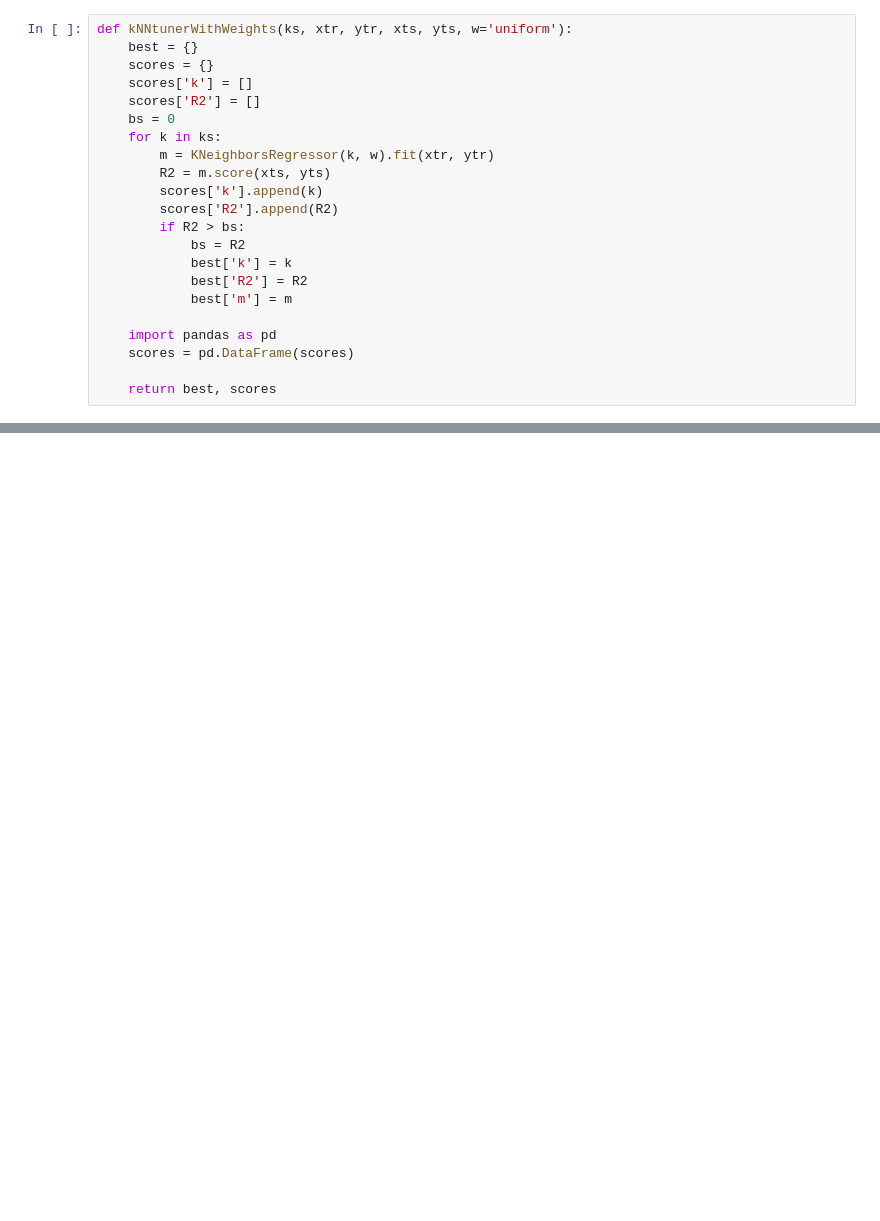
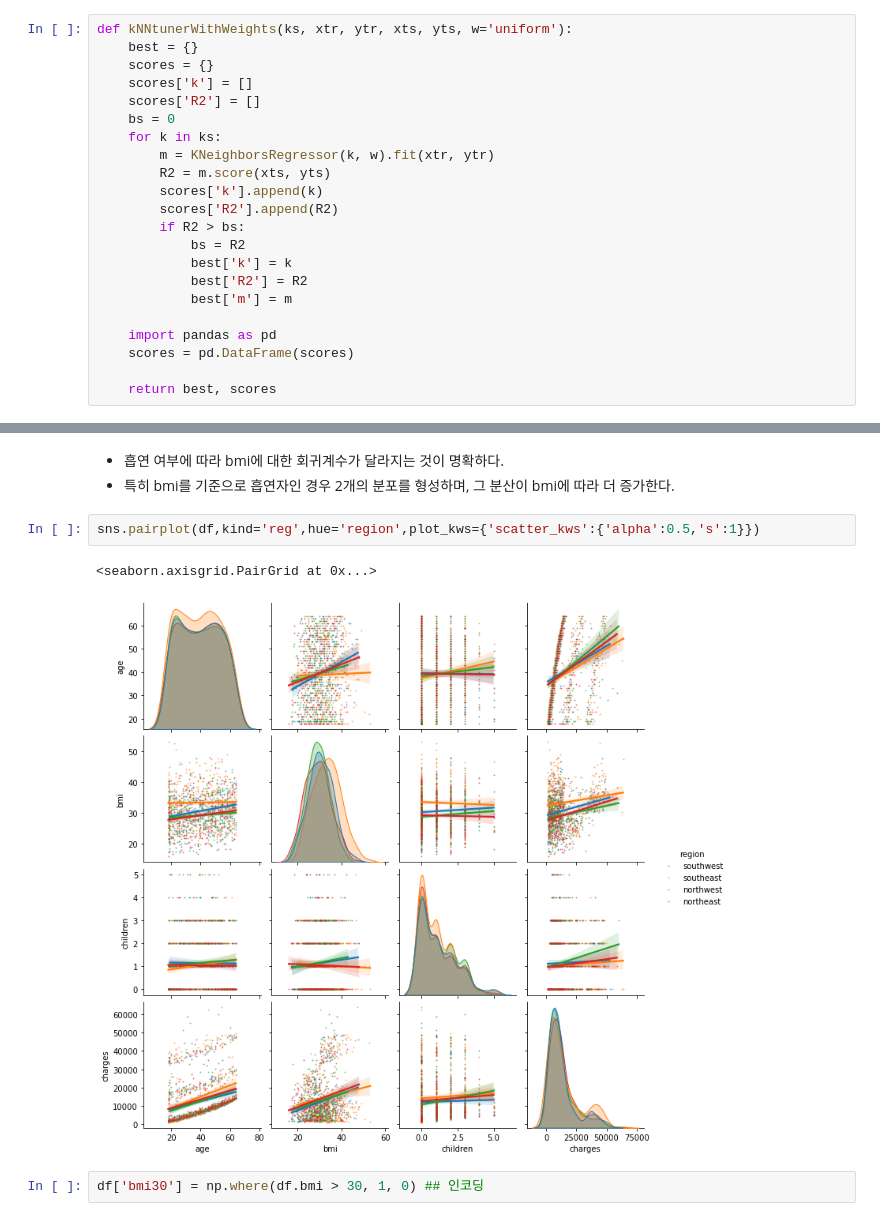
Before and after one commit to minwooking/03.Machine-Learning-Lecture-2021, a Jupyter notebook: 03_03회귀_ipynbreview.ipynb, the cells around one changed output, grey strips where cells are left out. Saved outputs shown, nothing was run; the diff lists cells and outputs as text; blank space fills up the shorter version.

```diff
--- a/03_03회귀_ipynbreview.ipynb
+++ b/03_03회귀_ipynbreview.ipynb
@@ -778,0 +874,10 @@ scores
+# %% [markdown]
+* 흡연 여부에 따라 bmi에 대한 회귀계수가 달라지는 것이 명확하다.
+* 특히 bmi를 기준으로 흡연자인 경우 2개의 분포를 형성하며, 그 분산이 bmi에 따라 더 증가한다.
+# %%
+sns.pairplot(df,kind='reg',hue='region',plot_kws={'scatter_kws':{'alpha':0.5,'s':1}})
+# %% [output]
+<seaborn.axisgrid.PairGrid at 0x...>
+[figure, added]
+# %%
+df['bmi30'] = np.where(df.bmi > 30, 1, 0) ## 인코딩
```
Also changed, not shown: parts of 48 cells of this notebook, 1 other file.
